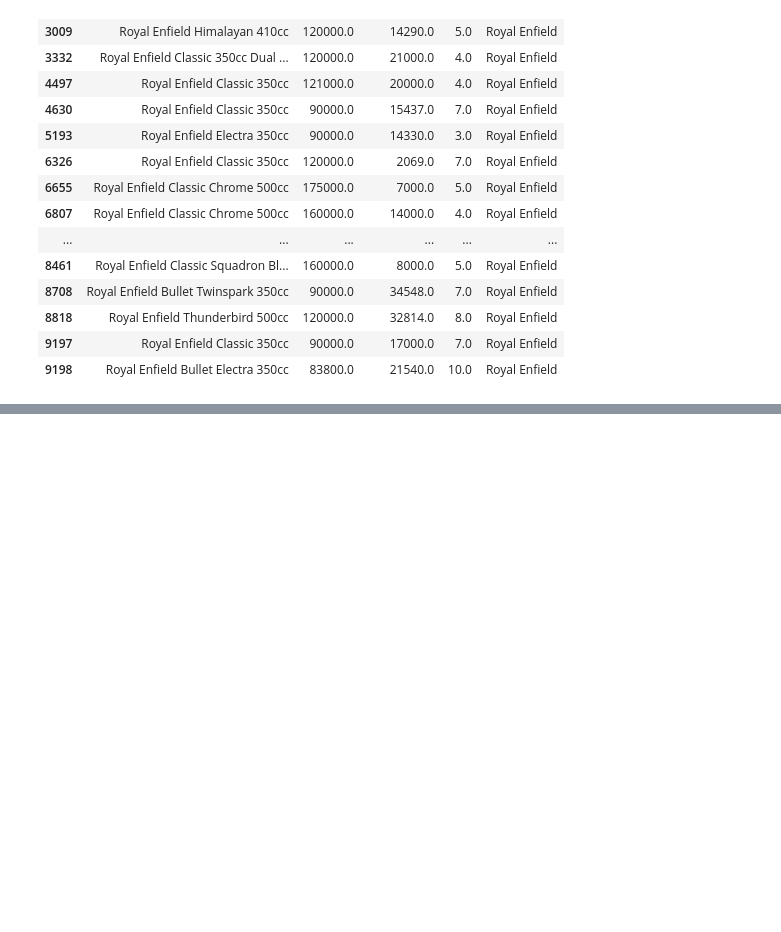
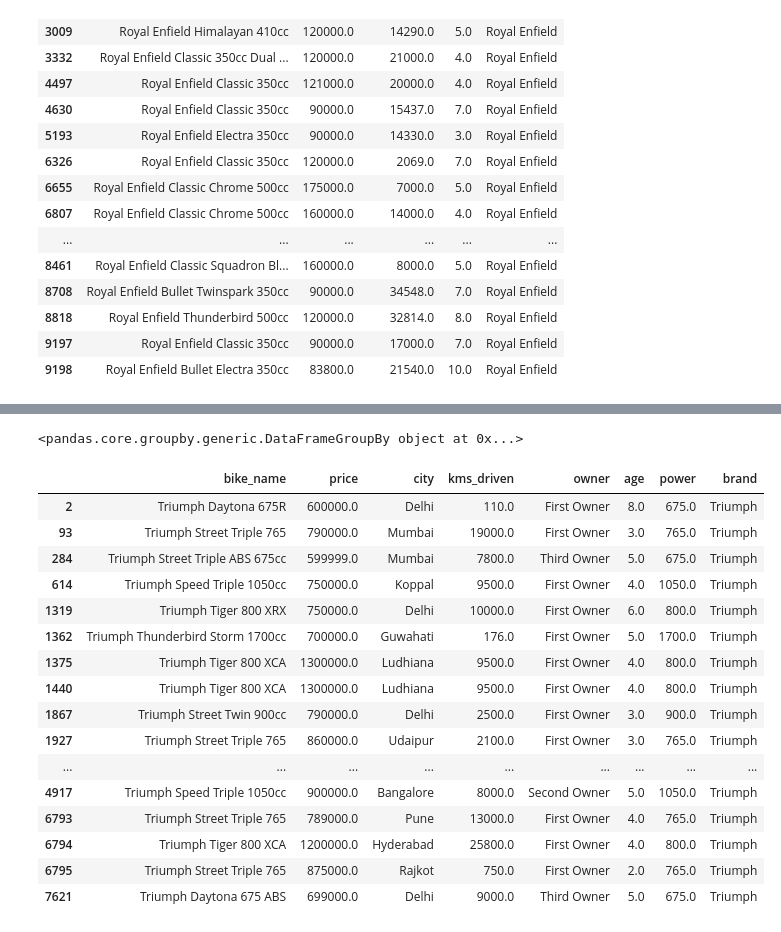
Before and after one commit to upflairs-pvt-ltd/3rd_july_datascience, a Jupyter notebook: pandas.ipynb, the cells around one changed output, grey strips where cells are left out. Saved outputs shown, nothing was run; the diff lists cells and outputs as text; code cells hidden in the pictures; blank space fills up the shorter version.

```diff
--- a/pandas.ipynb
+++ b/pandas.ipynb
@@ -556,0 +560,3 @@ jaipur_bullet
+# %%
+df = pd.read_csv('Used_Bikes.csv')
+df.head()
@@ -556,0 +729,25 @@ jaipur_bullet
+# %%
+brand_group = df.groupby('brand')
+brand_group
+# %% [output]
+<pandas.core.groupby.generic.DataFrameGroupBy object at 0x...>
+# %%
+brand_group.get_group('Triumph')
+# %% [output]
+|  | bike_name | price | city | kms_driven | owner | age | power | brand |
+| 2 | Triumph Daytona 675R | 600000.0 | Delhi | 110.0 | First Owner | 8.0 | 675.0 | Triumph |
+| 93 | Triumph Street Triple 765 | 790000.0 | Mumbai | 19000.0 | First Owner | 3.0 | 765.0 | Triumph |
+| 284 | Triumph Street Triple ABS 675cc | 599999.0 | Mumbai | 7800.0 | Third Owner | 5.0 | 675.0 | Triumph |
+| 614 | Triumph Speed Triple 1050cc | 750000.0 | Koppal | 9500.0 | First Owner | 4.0 | 1050.0 | Triumph |
+| 1319 | Triumph Tiger 800 XRX | 750000.0 | Delhi | 10000.0 | First Owner | 6.0 | 800.0 | Triumph |
+| 1362 | Triumph Thunderbird Storm 1700cc | 700000.0 | Guwahati | 176.0 | First Owner | 5.0 | 1700.0 | Triumph |
+| 1375 | Triumph Tiger 800 XCA | 1300000.0 | Ludhiana | 9500.0 | First Owner | 4.0 | 800.0 | Triumph |
+| 1440 | Triumph Tiger 800 XCA | 1300000.0 | Ludhiana | 9500.0 | First Owner | 4.0 | 800.0 | Triumph |
+| 1867 | Triumph Street Twin 900cc | 790000.0 | Delhi | 2500.0 | First Owner | 3.0 | 900.0 | Triumph |
+| 1927 | Triumph Street Triple 765 | 860000.0 | Udaipur | 2100.0 | First Owner | 3.0 | 765.0 | Triumph |
+| ... | ... | ... | ... | ... | ... | ... | ... | ... |
+| 4917 | Triumph Speed Triple 1050cc | 900000.0 | Bangalore | 8000.0 | Second Owner | 5.0 | 1050.0 | Triumph |
+| 6793 | Triumph Street Triple 765 | 789000.0 | Pune | 13000.0 | First Owner | 4.0 | 765.0 | Triumph |
+| 6794 | Triumph Tiger 800 XCA | 1200000.0 | Hyderabad | 25800.0 | First Owner | 4.0 | 800.0 | Triumph |
+| 6795 | Triumph Street Triple 765 | 875000.0 | Rajkot | 750.0 | First Owner | 2.0 | 765.0 | Triumph |
+| 7621 | Triumph Daytona 675 ABS | 699000.0 | Delhi | 9000.0 | Third Owner | 5.0 | 675.0 | Triumph |
```
Also changed, not shown: parts of 34 cells of this notebook.
